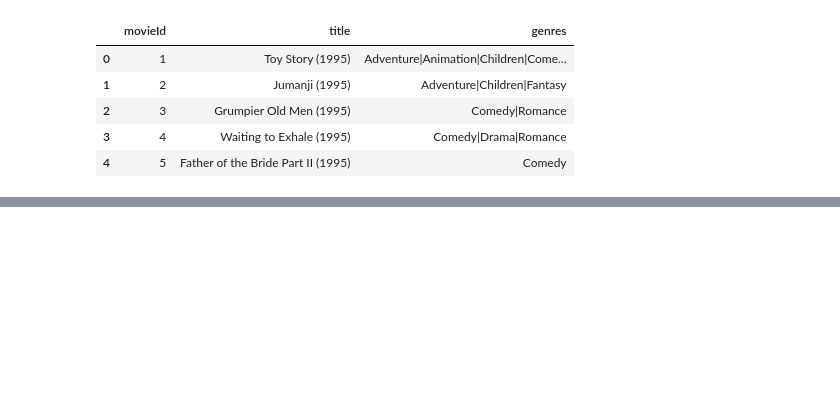
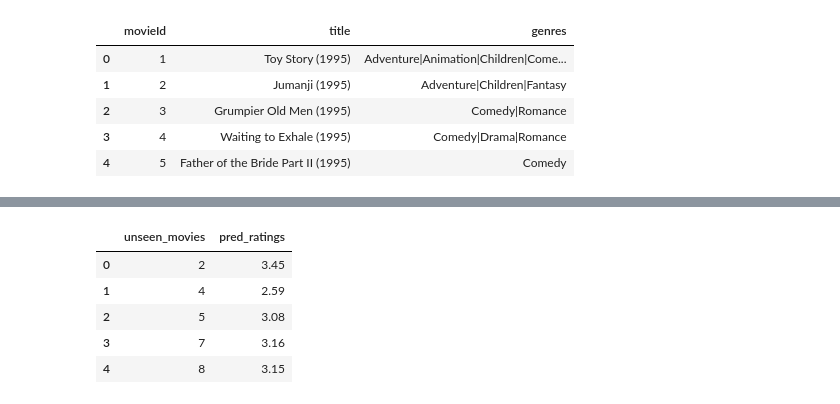
Before and after one commit to Lawrence-Krukrubo/IBM-Learn-XAI, a Jupyter notebook: recsys-matrixfactorization.ipynb, the cells around one changed output, grey strips where cells are left out. Saved outputs shown, nothing was run; the diff lists cells and outputs as text; code cells hidden in the pictures; blank space fills up the shorter version.

```diff
--- a/recsys-matrixfactorization.ipynb
+++ b/recsys-matrixfactorization.ipynb
@@ -238,0 +257,14 @@ top_movies
+# %%
+from surprise import KNNBasic
+
+# 1. Define the similarity options:
+sim_options = {
+    'name': 'cosine',
+    'user_based': True
+}
+
+# 2. Instantiate the algorithm
+knn_model = KNNBasic(sim_options=sim_options)
+
+# 3. Train it on your existing Surprise train_set
+knn_model.fit(train_set)
@@ -238,0 +320,9 @@ top_movies
+# %%
+k.head()
+# %% [output]
+|  | unseen_movies | pred_ratings |
+| 0 | 2 | 3.45 |
+| 1 | 4 | 2.59 |
+| 2 | 5 | 3.08 |
+| 3 | 7 | 3.16 |
+| 4 | 8 | 3.15 |
```
Also changed, not shown: parts of 18 cells of this notebook.
